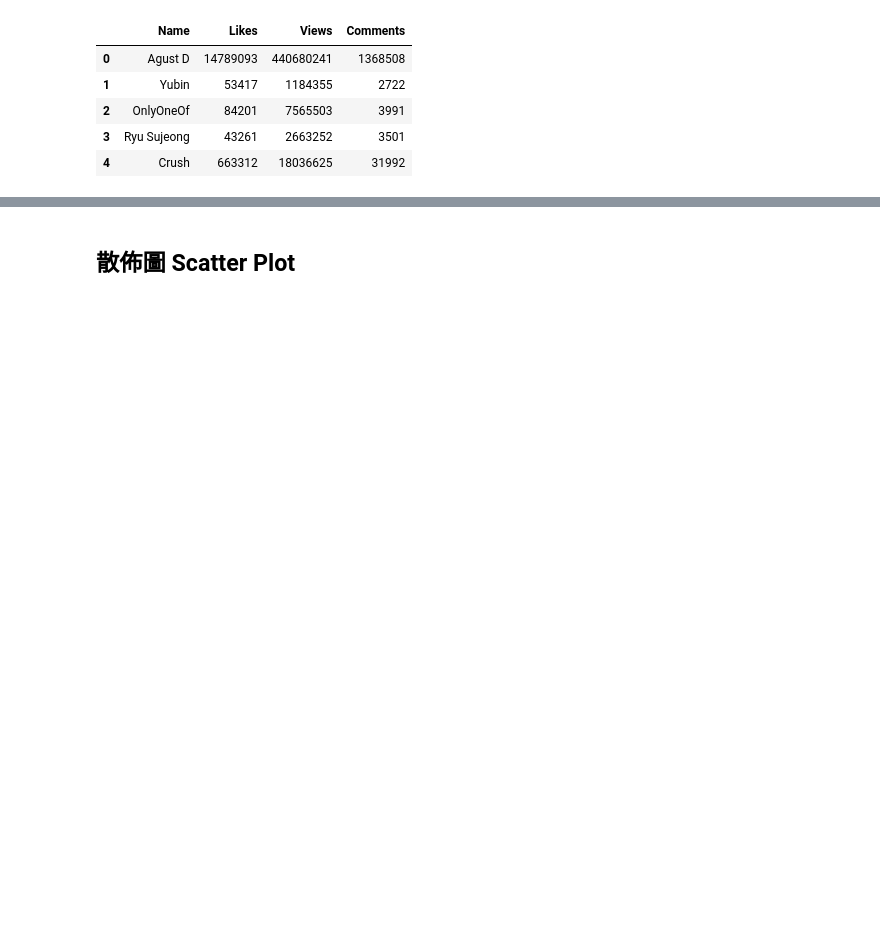
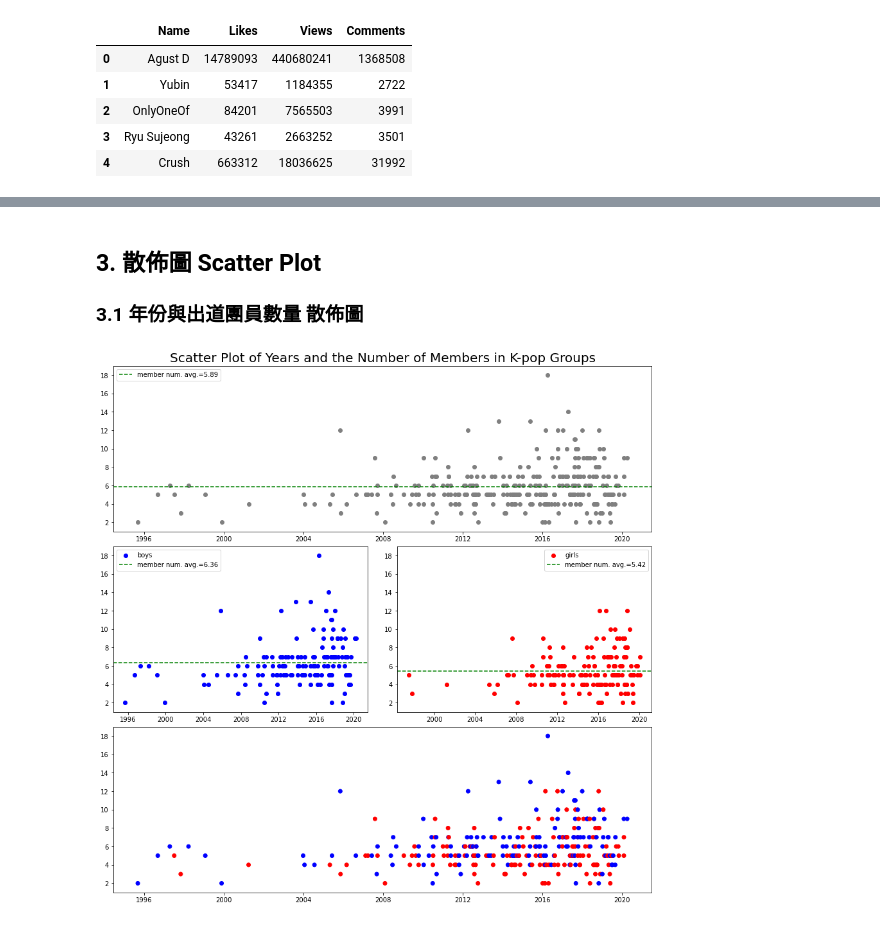
Before and after one commit to sleeping-psystudent/Dspy-Final-Project, a Jupyter notebook: Relation_analysis.ipynb, the cells around one changed output, grey strips where cells are left out. Saved outputs shown, nothing was run; the diff lists cells and outputs as text; code cells hidden in the pictures; blank space fills up the shorter version.

Commit message:
scatter and correlation matrix

```diff
--- a/Relation_analysis.ipynb
+++ b/Relation_analysis.ipynb
@@ -64,0 +73,12 @@ Factors.head()
+# %%
+# 出道團員數量平均
+boys_mem_num=boys_n["Orig. Memb."].mean()
+girls_mem_num=girls_n["Orig. Memb."].mean()
+Factors_mem_num=Factors["Orig. Memb."].mean()
+print("出道團員數量平均:\n男性\t", boys_mem_num, "\n女性\t", girls_mem_num, "\n全部\t", Factors_mem_num, "\n")
+
+# 出道年紀平均
+boys_age_num=boys_n["Average_age"].mean()
+girls_age_num=girls_n["Average_age"].mean()
+Factors_age_num=Factors["Average_age"].mean()
+print("出道團員年紀平均:\n男性\t", boys_age_num, "\n女性\t", girls_age_num, "\n全部\t", Factors_age_num)
@@ -65,2 +95,37 @@ Factors.head()
 # %% [markdown]
-## 散佈圖 Scatter Plot
+## 3. 散佈圖 Scatter Plot
+### 3.1 年份與出道團員數量 散佈圖
+# %%
+fig=plt.figure(layout="constrained", figsize=(12,12))
+mosaic=fig.subplot_mosaic('''
+                          aa
+                          bc
+                          dd
+                          ''')
+
+# Plot A, main
+mosaic['a'].scatter(Factors["Debut"], Factors["Orig. Memb."], c='grey')
+mosaic['a'].set_title("Scatter Plot of Years and the Number of Members in K-pop Groups", fontsize=20)
+mosaic['a'].set_ylim(1, 19)
+mosaic['a'].axhline(y=Factors_mem_num, color='green', linestyle='--', label="member num. avg.="+str(round(Factors_mem_num, 2)))
+mosaic['a'].legend()
+
+# Plot B, boys
+mosaic['b'].scatter(boys_n["Debut"], boys_n["Orig. Memb."], c="blue", label="boys")
+mosaic['b'].set_ylim(1, 19)
+mosaic['b'].axhline(y=boys_mem_num, color='green', linestyle='--', label="member num. avg.="+str(round(boys_mem_num, 2)))
+mosaic['b'].legend()
+
+# Plot C, girls
+mosaic['c'].scatter(girls_n["Debut"], girls_n["Orig. Memb."], c="red", label="girls")
+mosaic['c'].set_ylim(1, 19)
+mosaic['c'].axhline(y=girls_mem_num, color='green', linestyle='--', label="member num. avg.="+str(round(girls_mem_num, 2)))
+mosaic['c'].legend()
+
+# Plot D, combined
+mosaic['d'].scatter(Factors["Debut"], Factors["Orig. Memb."], c=Factors["Gender"].map({"M": "blue", "F": "red"}))
+mosaic['d'].set_ylim(1, 19)
+
+plt.show()
+# %% [output]
+[figure, added]
```
Also changed, not shown: parts of 18 cells of this notebook.
